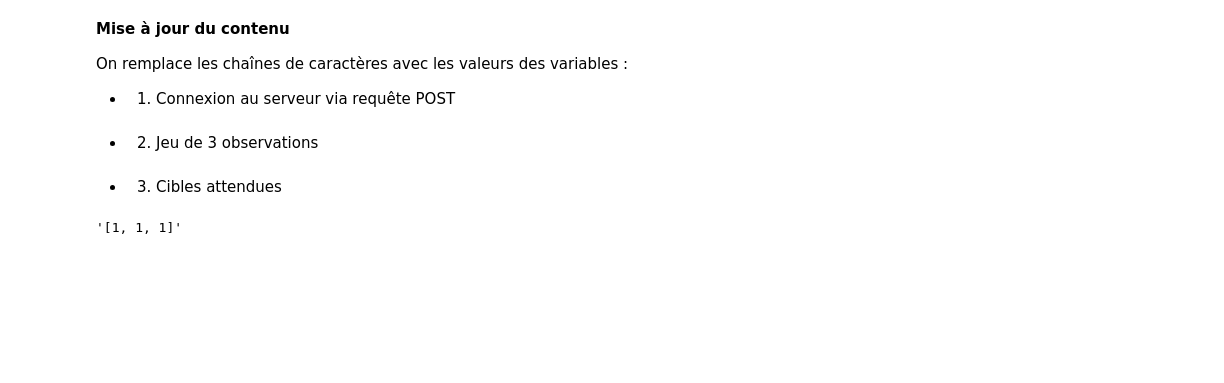
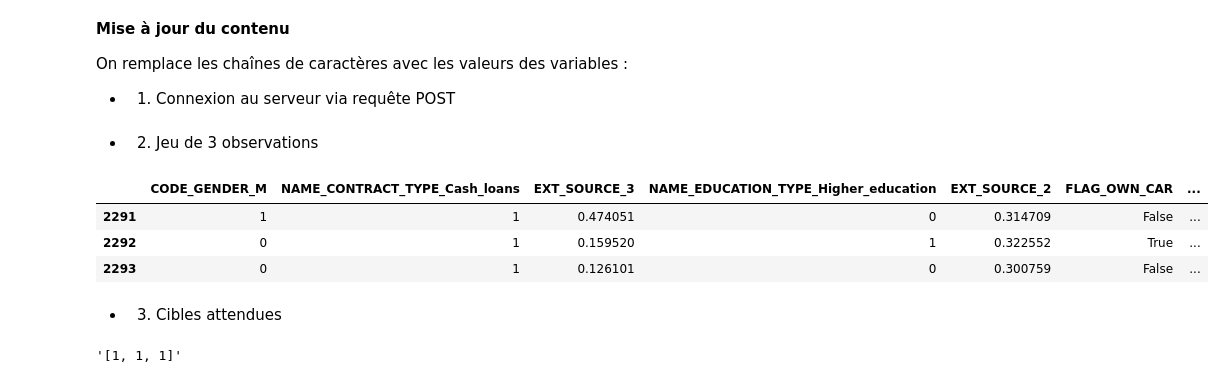
Before and after one commit to JeanRosselVallee/project_7, a Jupyter notebook: test_api/Jean_Vallée_5_notebook_test_API_042024.ipynb, the cells around one changed output. Drawn from its saved outputs; the diff is of its cells as text; code cells hidden in the pictures; blank space fills up the shorter version.

```diff
--- a/test_api/Jean_Vallée_5_notebook_test_API_042024.ipynb
+++ b/test_api/Jean_Vallée_5_notebook_test_API_042024.ipynb
@@ -171,8 +171,11 @@ str_test_2 = str_test_2 .replace('ip_server',   ip_server) \
 - 2. Jeu de 3 observations
 # %%
 nb_observations = 3
-path_TP = '../modeling/data/out/X_TP.csv'   # True Positives dataset
-df_TP = pd.read_csv(path_TP)
+df_TP = pd.read_csv(path_TP) # True Positives
 df_TP_sample_N = df_TP.tail(nb_observations)
-str_dict_inputs = str(df_TP_sample_N.to_dict(orient="split")).replace("'", '"')
-str_test_2 = str_test_2.replace('str_dict_inputs', str_dict_inputs)
+df_TP_sample_N
+# %% [output]
+|  | CODE_GENDER_M | NAME_CONTRACT_TYPE_Cash_loans | EXT_SOURCE_3 | NAME_EDUCATION_TYPE_Higher_education | EXT_SOURCE_2 | FLAG_OWN_CAR | ... |
+| 2291 | 1 | 1 | 0.474051 | 0 | 0.314709 | False | ... |
+| 2292 | 0 | 1 | 0.159520 | 1 | 0.322552 | True | ... |
+| 2293 | 0 | 1 | 0.126101 | 0 | 0.300759 | False | ... |
```
Also changed, not shown: parts of 11 cells of this notebook, 2 other files.
